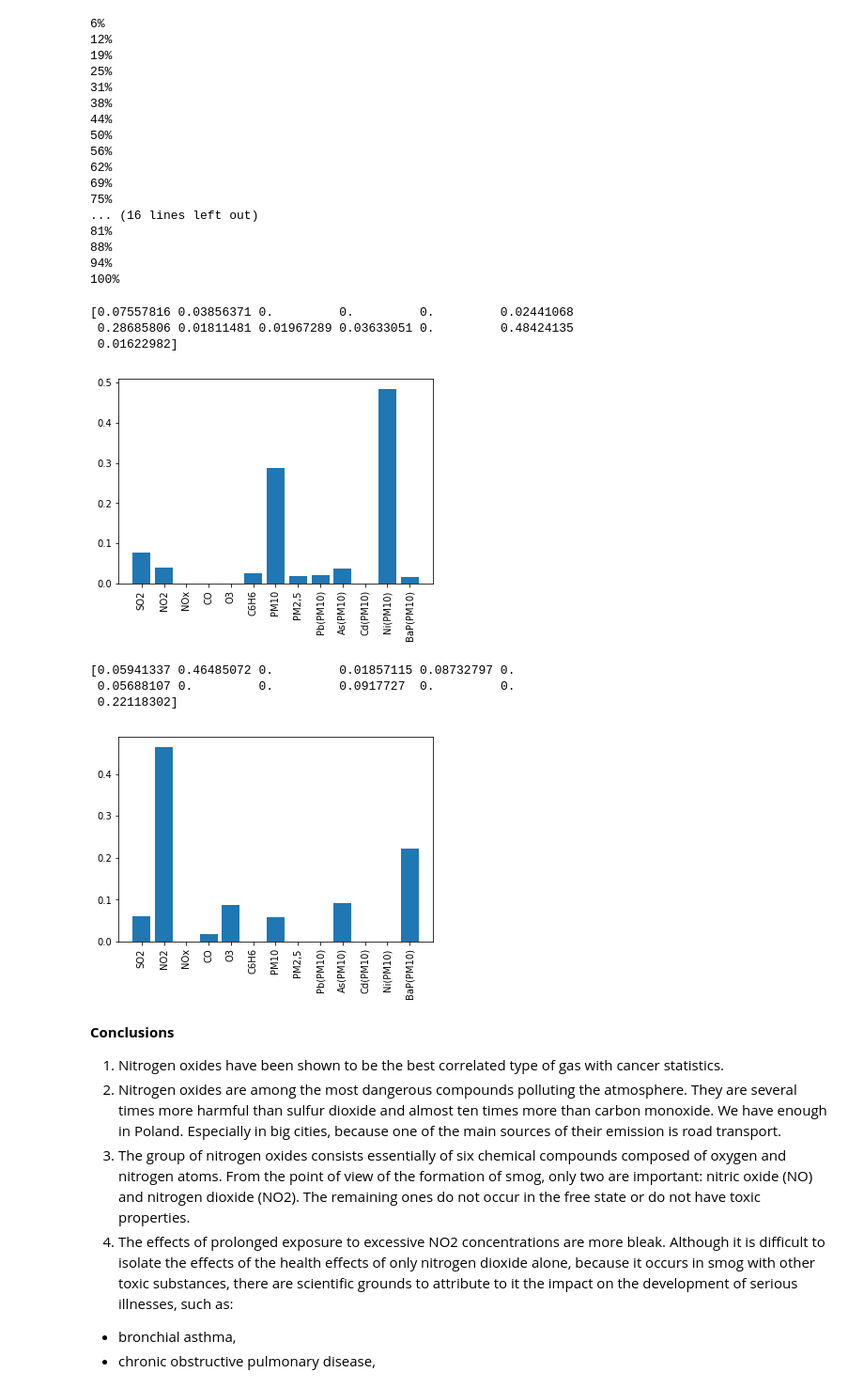
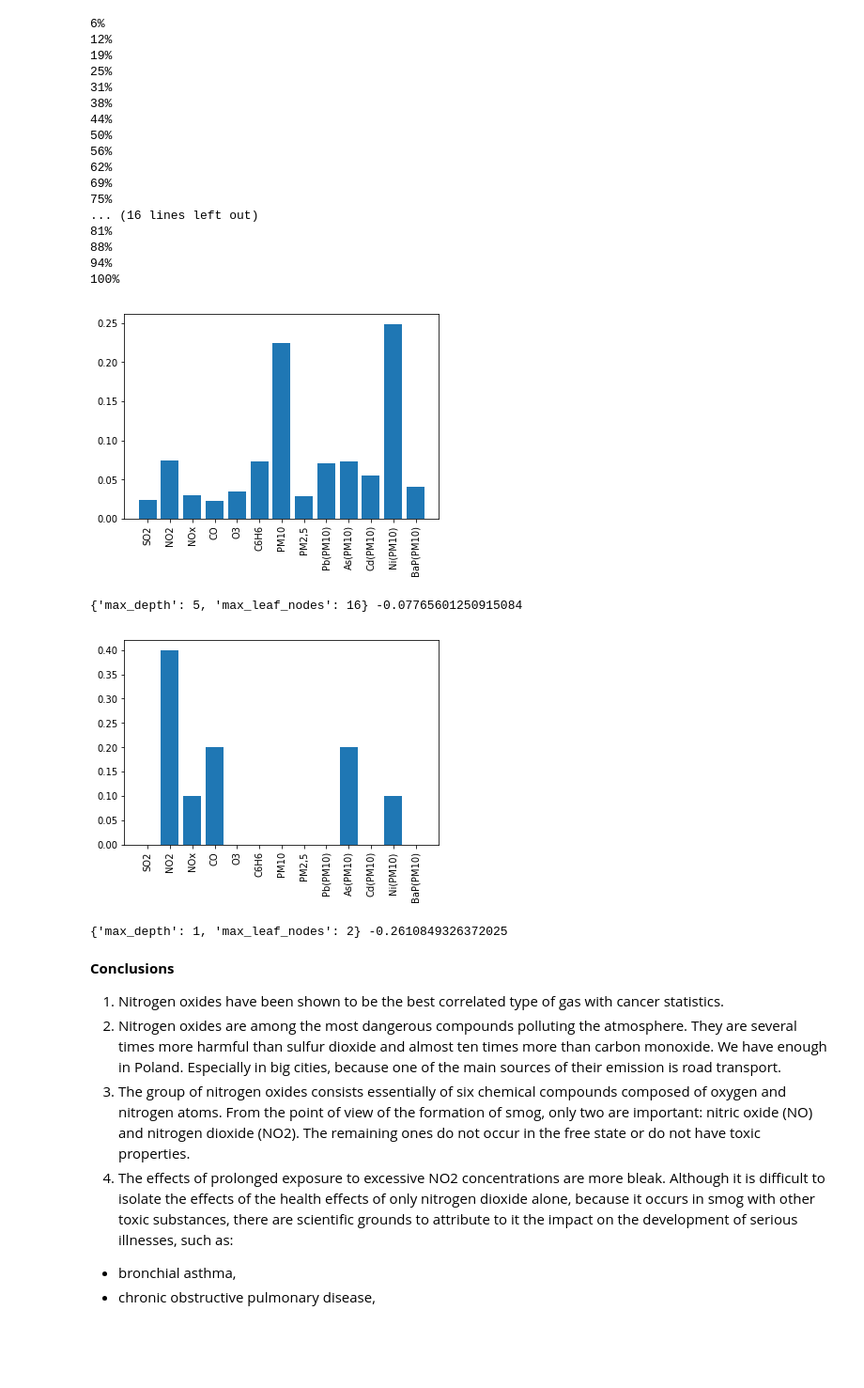
Before and after one commit to ntusnio/CV, a Jupyter notebook: Projekt rak.ipynb, the cells around one changed output. Shown at 94% size. Cells and saved outputs as stored; diff of their text form; code cells hidden in the pictures; blank space fills up the shorter version.

```diff
--- a/Projekt rak.ipynb
+++ b/Projekt rak.ipynb
@@ -283,29 +283,31 @@ df18=przygotuj_dane(18)
 100%
 # %%
 from sklearn.ensemble import RandomForestRegressor
+from sklearn.model_selection import GridSearchCV
 gazy=['SO2','NO2','NOx','CO','O3','C6H6','PM10','PM2,5','Pb(PM10)','As(PM10)','Cd(PM10)','Ni(PM10)','BaP(PM10)']
 x=np.arange(13)
 for df in [df17,df18]:
     data=df.dropna()
 
     X=data.iloc[:,:-1]
     y=data.iloc[:,-1]
-    regr=RandomForestRegressor(max_depth=2,random_state=np.random.seed(1234))
-    regr.fit(X,y)
-    print(regr.feature_importances_)
 
-    plt.bar(x,regr.feature_importances_)
+    parameters = {'max_depth':np.arange(1,10),
+                  'max_leaf_nodes':np.arange(2,25)}
+    regr=RandomForestRegressor(random_state=0)
+    clf=GridSearchCV(regr,parameters)
+    clf.fit(X,y)
+
+    plt.bar(x,clf.best_estimator_.feature_importances_)
     plt.xticks(x,gazy,rotation=90)
     plt.show()
+
+    print(clf.best_params_,clf.best_score_)
 # %% [output]
+[figure, new version]
-[0.07557816 0.03856371 0.         0.         0.         0.02441068
- 0.28685806 0.01811481 0.01967289 0.03633051 0.         0.48424135
- 0.01622982]
+{'max_depth': 5, 'max_leaf_nodes': 16} -0.07765601250915084
-[figure, old version]
+[figure, new version]
-[0.05941337 0.46485072 0.         0.01857115 0.08732797 0.
- 0.05688107 0.         0.         0.0917727  0.         0.
- 0.22118302]
+{'max_depth': 1, 'max_leaf_nodes': 2} -0.2610849326372025
-[figure, old version]
 # %% [markdown]
 **Conclusions**<br>
 1. Nitrogen oxides have been shown to be the best correlated type of gas with cancer statistics.
```
